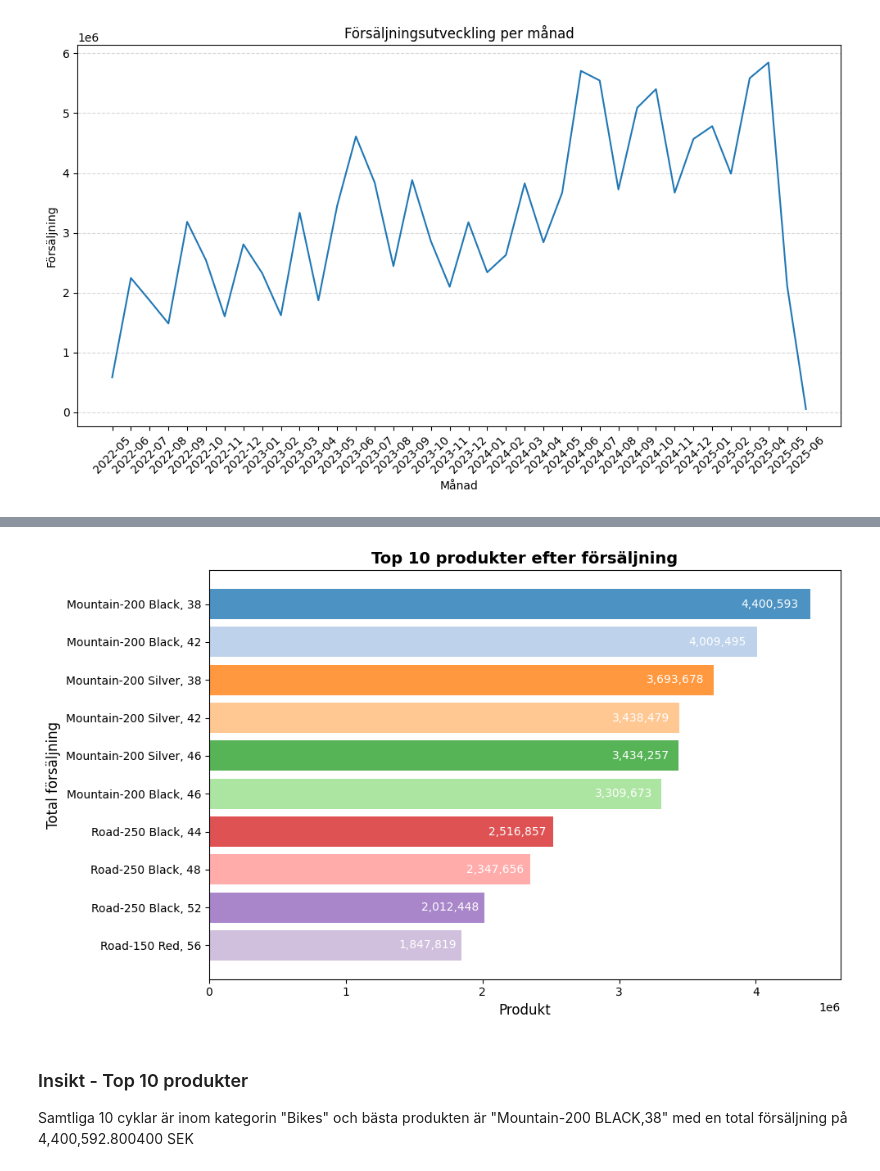
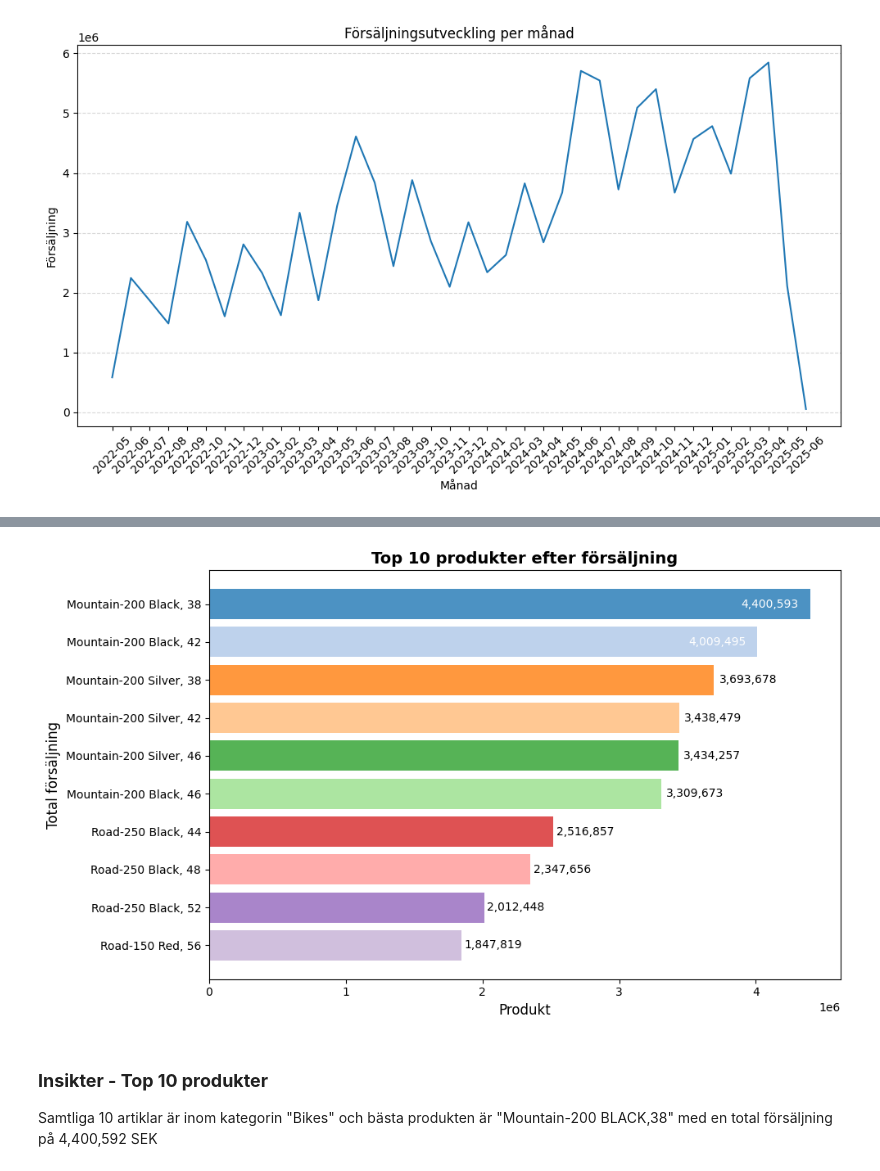
Before and after one commit to Tim-Ryd/AdventureWorks, a Jupyter notebook: notebooks/report.ipynb, the cells around one changed output, grey strips where cells are left out. Drawn from its saved outputs; the diff is of its cells as text; code cells hidden in the pictures.

```diff
--- a/notebooks/report.ipynb
+++ b/notebooks/report.ipynb
@@ -351,35 +346,35 @@ for bar in bars:
     width = bar.get_width()
     y = bar.get_y() + bar.get_height() / 2
 
 
-    if width > 0.15 * max_value:
+    if width > 0.9 * max_value:
         x = width * 0.98
         ha = 'right'
         color = 'white'
     else:
         x = width * 1.01
         ha = 'left'
         color = 'black'
 
     ax.text(
         x,
         y,
         f'{width:,.0f}',
         va='center',
         ha=ha,
         color=color
     )
 # Titlar
 ax.set_xlabel('Produkt', fontsize = 12)
 ax.set_ylabel('Total försäljning', fontsize = 12)
 ax.set_title('Top 10 produkter efter försäljning', fontsize = 14, fontweight = 'bold')
 
 #Visa plot
 ax.invert_yaxis()
 plt.tight_layout()
 plt.show()
 # %% [output]
-[figure, old version]
+[figure, new version]
 # %% [markdown]
-### Insikt - Top 10 produkter
-Samtliga 10 cyklar är inom kategorin "Bikes" och bästa produkten är "Mountain-200 BLACK,38" med en total försäljning på 4,400,592.800400 SEK
+### **Insikter - Top 10 produkter**
+Samtliga 10 artiklar är inom kategorin "Bikes" och bästa produkten är "Mountain-200 BLACK,38" med en total försäljning på 4,400,592 SEK
```
Also changed, not shown: parts of 16 cells of this notebook, 2 other files.
